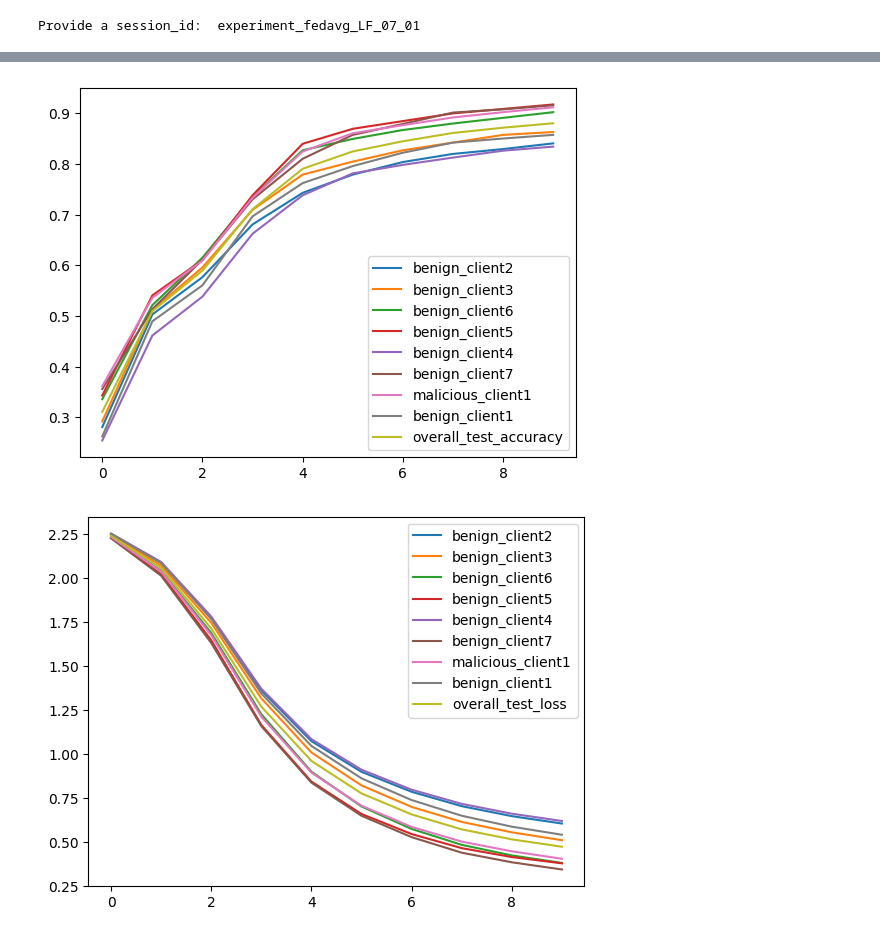
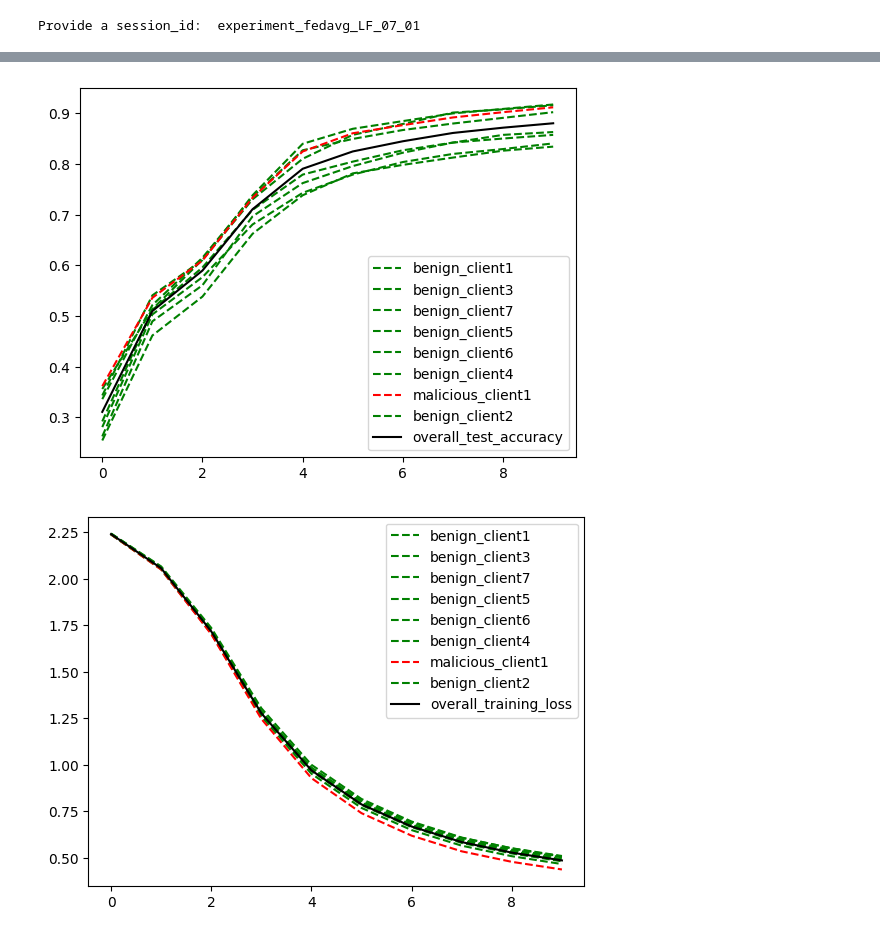
Before and after one commit to dininduviduneth/fedn-attack-sim-uu, a Jupyter notebook: examples/mnist-pytorch/analytics/experiment_fedavg_LF_07_01.ipynb, the cells around one changed output, grey strips where cells are left out. Saved outputs shown, nothing was run; the diff lists cells and outputs as text; code cells hidden in the pictures.

```diff
--- a/examples/mnist-pytorch/analytics/experiment_fedavg_LF_07_01.ipynb
+++ b/examples/mnist-pytorch/analytics/experiment_fedavg_LF_07_01.ipynb
@@ -124,12 +97,18 @@ graph_data['overall_test_accuracy'] = [np.mean([graph_data['test_accuracy'][key]
 # graph_data
 # %%
 x = range(num_rounds)
+metric_type = "training_accuracy"
 
-for i in range(len(graph_data['training_accuracy'])):
-    plt.plot(x, graph_data['training_accuracy'][list(graph_data['training_accuracy'].keys())[i]])
+for i in range(len(graph_data[metric_type])):
+    if graph_data[metric_type][list(graph_data[metric_type].keys())[i]]['type'] == 'benign':
+        plt.plot(x, graph_data[metric_type][list(graph_data[metric_type].keys())[i]]['data'], color='green', linestyle='--')
+    elif graph_data[metric_type][list(graph_data[metric_type].keys())[i]]['type'] == 'malicious':
+        plt.plot(x, graph_data[metric_type][list(graph_data[metric_type].keys())[i]]['data'], color='red', linestyle='--')
+    else:
+        plt.plot(x, graph_data[metric_type][list(graph_data[metric_type].keys())[i]]['data'], color='black', linestyle='--')
 
-plt.plot(x, graph_data['overall_training_accuracy'])
+plt.plot(x, graph_data[f'overall_{metric_type}'], color='black')
 
-plt.legend([label for label in graph_data['training_accuracy'].keys()] + ['overall_training_accuracy'])
+plt.legend([label for label in graph_data[metric_type].keys()] + [f'overall_{metric_type}'])
 plt.show()
 # %% [output]
@@ -137,26 +116,38 @@ plt.show()
 # %%
 x = range(num_rounds)
+metric_type = "test_accuracy"
 
-for i in range(len(graph_data['test_accuracy'])):
-    plt.plot(x, graph_data['test_accuracy'][list(graph_data['test_accuracy'].keys())[i]])
+for i in range(len(graph_data[metric_type])):
+    if graph_data[metric_type][list(graph_data[metric_type].keys())[i]]['type'] == 'benign':
+        plt.plot(x, graph_data[metric_type][list(graph_data[metric_type].keys())[i]]['data'], color='green', linestyle='--')
+    elif graph_data[metric_type][list(graph_data[metric_type].keys())[i]]['type'] == 'malicious':
+        plt.plot(x, graph_data[metric_type][list(graph_data[metric_type].keys())[i]]['data'], color='red', linestyle='--')
+    else:
+        plt.plot(x, graph_data[metric_type][list(graph_data[metric_type].keys())[i]]['data'], color='black', linestyle='--')
 
-plt.plot(x, graph_data['overall_test_accuracy'])
+plt.plot(x, graph_data[f'overall_{metric_type}'], color='black')
 
-plt.legend([label for label in graph_data['test_accuracy'].keys()] + ['overall_test_accuracy'])
+plt.legend([label for label in graph_data[metric_type].keys()] + [f'overall_{metric_type}'])
 plt.show()
 # %% [output]
-[figure, old version]
+[figure, new version]
 # %%
 x = range(num_rounds)
+metric_type = "training_loss"
 
-for i in range(len(graph_data['test_loss'])):
-    plt.plot(x, graph_data['test_loss'][list(graph_data['test_loss'].keys())[i]])
+for i in range(len(graph_data[metric_type])):
+    if graph_data[metric_type][list(graph_data[metric_type].keys())[i]]['type'] == 'benign':
+        plt.plot(x, graph_data[metric_type][list(graph_data[metric_type].keys())[i]]['data'], color='green', linestyle='--')
+    elif graph_data[metric_type][list(graph_data[metric_type].keys())[i]]['type'] == 'malicious':
+        plt.plot(x, graph_data[metric_type][list(graph_data[metric_type].keys())[i]]['data'], color='red', linestyle='--')
+    else:
+        plt.plot(x, graph_data[metric_type][list(graph_data[metric_type].keys())[i]]['data'], color='black', linestyle='--')
 
-plt.plot(x, graph_data['overall_test_loss'])
+plt.plot(x, graph_data[f'overall_{metric_type}'], color='black')
 
-plt.legend([label for label in graph_data['test_loss'].keys()] + ['overall_test_loss'])
+plt.legend([label for label in graph_data[metric_type].keys()] + [f'overall_{metric_type}'])
 plt.show()
 # %% [output]
-[figure, old version]
+[figure, new version]
 # %%
 x = range(num_rounds)
```
Also changed, not shown: parts of 7 cells of this notebook, 3 other files.
